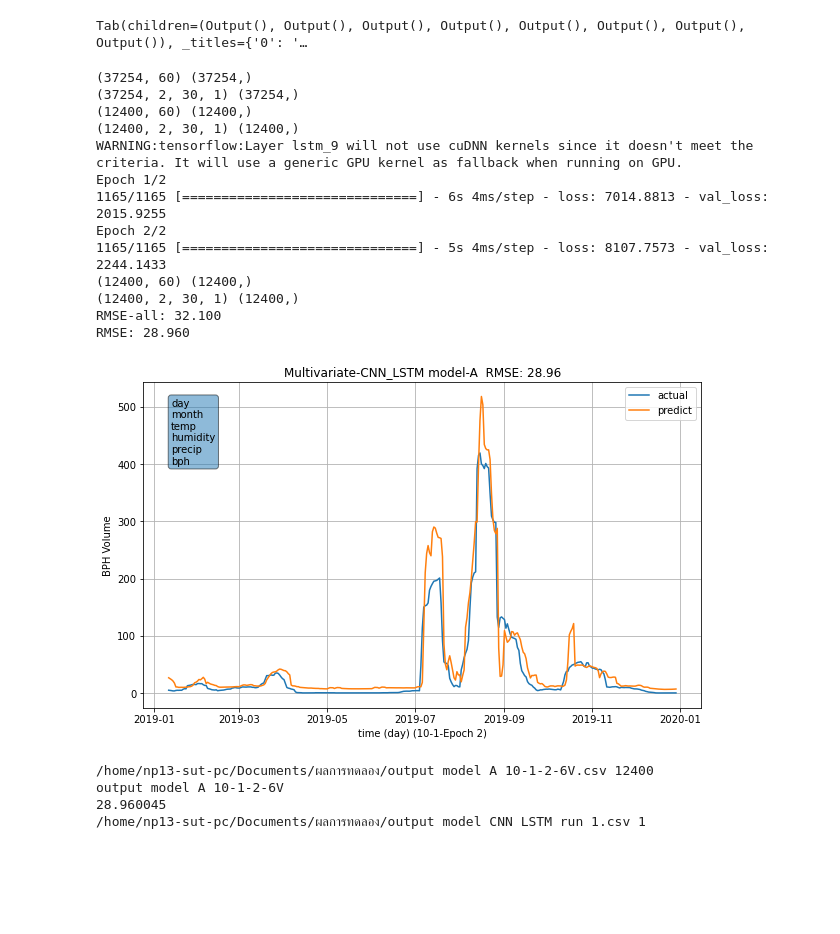
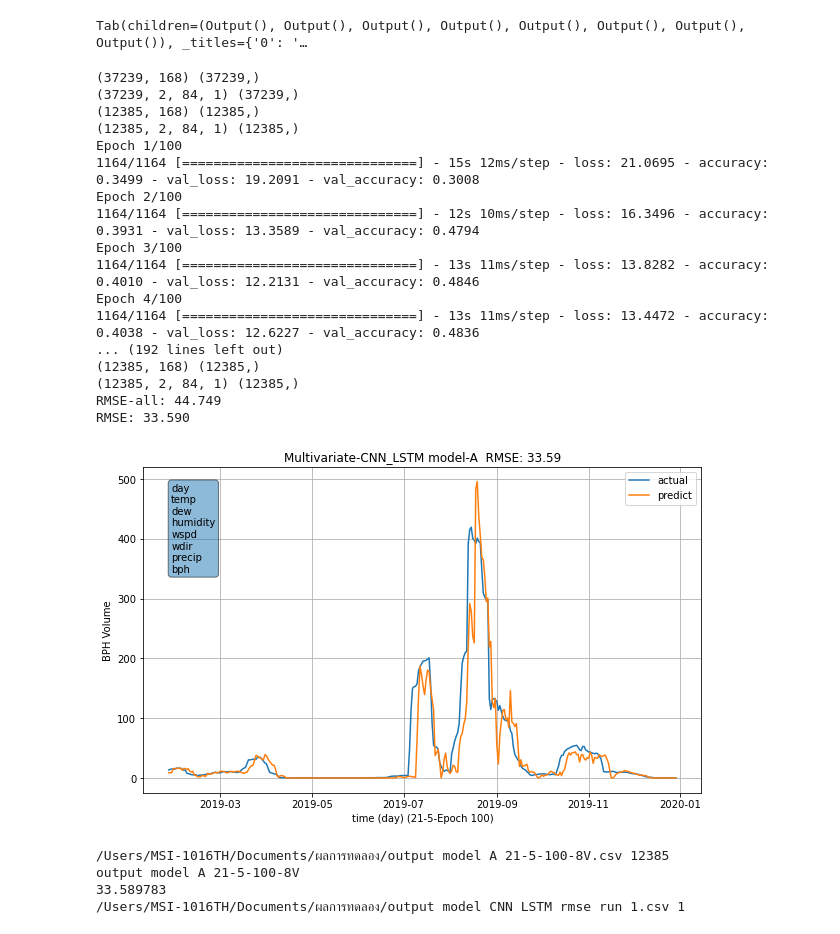
Before and after one commit to D6200763-SUT/SUT_Rice_Project_2021, a Jupyter notebook: Result-2_Multivariate_CNN_LSTM_model_Time-series Model A R2.ipynb, the cells around one changed output. Saved outputs shown, nothing was run; the diff lists cells and outputs as text; code cells hidden in the pictures; blank space fills up the shorter version.

```diff
--- a/Result-2_Multivariate_CNN_LSTM_model_Time-series Model A R2.ipynb
+++ b/Result-2_Multivariate_CNN_LSTM_model_Time-series Model A R2.ipynb
@@ -375,7 +375,7 @@ frames_train = swap_columns(frames_train, 'bph', list(frames_train.columns)[-1])
 frames_val = swap_columns(frames_val, 'bph', list(frames_val.columns)[-1])
 frames_test = swap_columns(frames_test, 'bph', list(frames_test.columns)[-1])
 # %%
-def train_loop(Epoc,n_input,n_output):
+def train_loop(Epoc,n_input,n_output,Export_folder_name):
 
     #Multivariate = [temp,precip,humidity,bph] 4
     #Multivariate = [temp,precip,humidity,day,month,bph] 6
@@ -455,8 +455,8 @@ def train_loop(Epoc,n_input,n_output):
 
     # # define model A
     model = models.Sequential()
-    model.add(layers.TimeDistributed(layers.Conv1D(filters = 64, kernel_size=1, activation='relu'), input_shape=(None, train_X.shape[2], train_X.shape[3])))
-    model.add(layers.TimeDistributed(layers.Conv1D(filters = 64, kernel_size=1, activation='relu')))
+    model.add(layers.TimeDistributed(layers.Conv1D(filters = 64, kernel_size=2, activation='relu'), input_shape=(None, train_X.shape[2], train_X.shape[3])))
+    model.add(layers.TimeDistributed(layers.Conv1D(filters = 64, kernel_size=2, activation='relu')))
     model.add(layers.TimeDistributed(layers.MaxPooling1D(pool_size=2)))
     model.add(layers.TimeDistributed(layers.Flatten()))
     model.add(layers.LSTM(50, activation='relu'))
@@ -480,7 +480,7 @@ def train_loop(Epoc,n_input,n_output):
     # model.add(layers.LSTM(50, activation='relu'))
     # model.add(layers.Dense(1))
 
-    model.compile(optimizer='adam', loss='mse')
+    model.compile(optimizer='adam', loss='mae', metrics=['accuracy'])
     # fit model
     history = model.fit(train_X, train_y, validation_data=(val_X, val_y),epochs= Epochs, verbose=1)
 
@@ -495,8 +495,8 @@ def train_loop(Epoc,n_input,n_output):
         plt1.grid(True)
     #     plt.show()
     plot_loss(history)
-
-    Export_folder_name = "/home/np13-sut-pc/Documents/ผลการทดลอง/"
+    # Export_folder_name = "/Users/MSI-1016TH/Documents/ผลการทดลอง/"
+    # Export_folder_name = "/home/np13-sut-pc/Documents/ผลการทดลอง/"
     plot_name_T = 'output model A '+str(n_day)+'-'+str(n_out)+'-'+str(Epochs)+'-'+str(len(list(frames_train.columns)))+'V'+'-T'+'.png'
     plt1.savefig(Export_folder_name + plot_name_T)
     plt1.close()
@@ -533,7 +533,7 @@ def train_loop(Epoc,n_input,n_output):
     ## make a prediction
     yhat = model.predict(test_X,verbose=0)
 
-    ##### plot and save ###
+
     df_out = pd.DataFrame(list(date_time_predict[n_day+n_out-1:]),columns=['date'])
     df_out['actual'] = pd.DataFrame(list(test_y))
     df_out['predict'] = pd.DataFrame(list(yhat))
@@ -557,7 +557,7 @@ def train_loop(Epoc,n_input,n_output):
     print('RMSE: %.3f' % rmse)
 
     strings = list(frames_test.columns)
-    textstr = '\n'.join(strings[:12])
+    textstr = '\n'.join(strings[:18])
 
     fig, ax = plt.subplots()
     fig.set_figheight(6)
@@ -579,7 +579,7 @@ def train_loop(Epoc,n_input,n_output):
     ax.text(0.05, 0.95, textstr, transform=ax.transAxes, fontsize=10,
             verticalalignment='top', bbox=props)
 
-    Export_folder_name = "/home/np13-sut-pc/Documents/ผลการทดลอง/"
+
     file_name = 'output model A '+str(n_day)+'-'+str(n_out)+'-'+str(Epochs)+'-'+str(len(strings))+'V'
     # plot_name = 'output model A '+str(n_day)+'-'+str(n_out)+'-'+str(Epochs)+'-'+str(len(strings))+'V'+'.png'
     plot_name = file_name +'.png'
@@ -593,52 +593,59 @@ def train_loop(Epoc,n_input,n_output):
     dataset_path_save = Export_folder_name + file_name_save
     df_out.to_csv(dataset_path_save, index=False, encoding="TIS-620")
     print("{} {}" .format(dataset_path_save,len(df_out)))
-    del df_out
+    del df_out,model
     return  str(file_name),str(rmse),str(rmse_all)
 # %%
+Export_folder_name = "/Users/MSI-1016TH/Documents/ผลการทดลอง/"
+# Export_folder_name = "/home/np13-sut-pc/Documents/ผลการทดลอง/"
+
 Epochs = [100]
-n_in = [10,14,21]
-# n_in = [10]
-n_out = [1,3,5,7]
-# n_out = [1]
+# n_in = [10,14,21]
+# n_out = [1,3,5,7]
+# Epochs = [5]
+n_in = [21]
+n_out = [5]
 list_name_result = []
 list_rmse_result = []
 list_rmse_all_result = []
 for i in range(len(Epochs)):
     for j in range(len(n_in)):
          for k in range(len(n_out)):
-            result_train = train_loop(Epochs[i],n_in[j],n_out[k])
+            result_train = train_loop(Epochs[i],n_in[j],n_out[k],Export_folder_name)
             print(result_train[0])
             print(result_train[1])
             list_name_result.append(result_train[0])
             list_rmse_result.append(result_train[1])
             list_rmse_all_result.append(result_train[2])
 
 d = {'name': list_name_result, 'rmse': list_rmse_result,'rmse_all': list_rmse_all_result}
 df_result = pd.DataFrame(data=d)
 
-Export_folder_name = "/home/np13-sut-pc/Documents/ผลการทดลอง/"
 file_name = 'output model CNN LSTM rmse run 1'
 file_name_save = file_name +'.csv'
 dataset_path_save = Export_folder_name + file_name_save
 df_result.to_csv(dataset_path_save, index=False, encoding="TIS-620")
 print("{} {}" .format(dataset_path_save,len(df_result)))
 # %% [output]
-(37254, 60) (37254,)
-(37254, 2, 30, 1) (37254,)
-(12400, 60) (12400,)
-(12400, 2, 30, 1) (12400,)
-WARNING:tensorflow:Layer lstm_9 will not use cuDNN kernels since it doesn't meet the criteria. It will use a generic GPU kernel as fallback when running on GPU.
-Epoch 1/2
-1165/1165 [==============================] - 6s 4ms/step - loss: 7014.8813 - val_loss: 2015.9255
-Epoch 2/2
-1165/1165 [==============================] - 5s 4ms/step - loss: 8107.7573 - val_loss: 2244.1433
-(12400, 60) (12400,)
-(12400, 2, 30, 1) (12400,)
-RMSE-all: 32.100
-RMSE: 28.960
+(37239, 168) (37239,)
+(37239, 2, 84, 1) (37239,)
+(12385, 168) (12385,)
+(12385, 2, 84, 1) (12385,)
+Epoch 1/100
+1164/1164 [==============================] - 15s 12ms/step - loss: 21.0695 - accuracy: 0.3499 - val_loss: 19.2091 - val_accuracy: 0.3008
+Epoch 2/100
+1164/1164 [==============================] - 12s 10ms/step - loss: 16.3496 - accuracy: 0.3931 - val_loss: 13.3589 - val_accuracy: 0.4794
+Epoch 3/100
+1164/1164 [==============================] - 13s 11ms/step - loss: 13.8282 - accuracy: 0.4010 - val_loss: 12.2131 - val_accuracy: 0.4846
+Epoch 4/100
+1164/1164 [==============================] - 13s 11ms/step - loss: 13.4472 - accuracy: 0.4038 - val_loss: 12.6227 - val_accuracy: 0.4836
+... (192 lines left out)
+(12385, 168) (12385,)
+(12385, 2, 84, 1) (12385,)
+RMSE-all: 44.749
+RMSE: 33.590
-[figure, old version]
+[figure, new version]
-/home/np13-sut-pc/Documents/ผลการทดลอง/output model A 10-1-2-6V.csv 12400
-output model A 10-1-2-6V
-28.960045
-/home/np13-sut-pc/Documents/ผลการทดลอง/output model CNN LSTM run 1.csv 1
+/Users/MSI-1016TH/Documents/ผลการทดลอง/output model A 21-5-100-8V.csv 12385
+output model A 21-5-100-8V
+33.589783
+/Users/MSI-1016TH/Documents/ผลการทดลอง/output model CNN LSTM rmse run 1.csv 1
```
Also changed, not shown: parts of 1 cell of this notebook.
